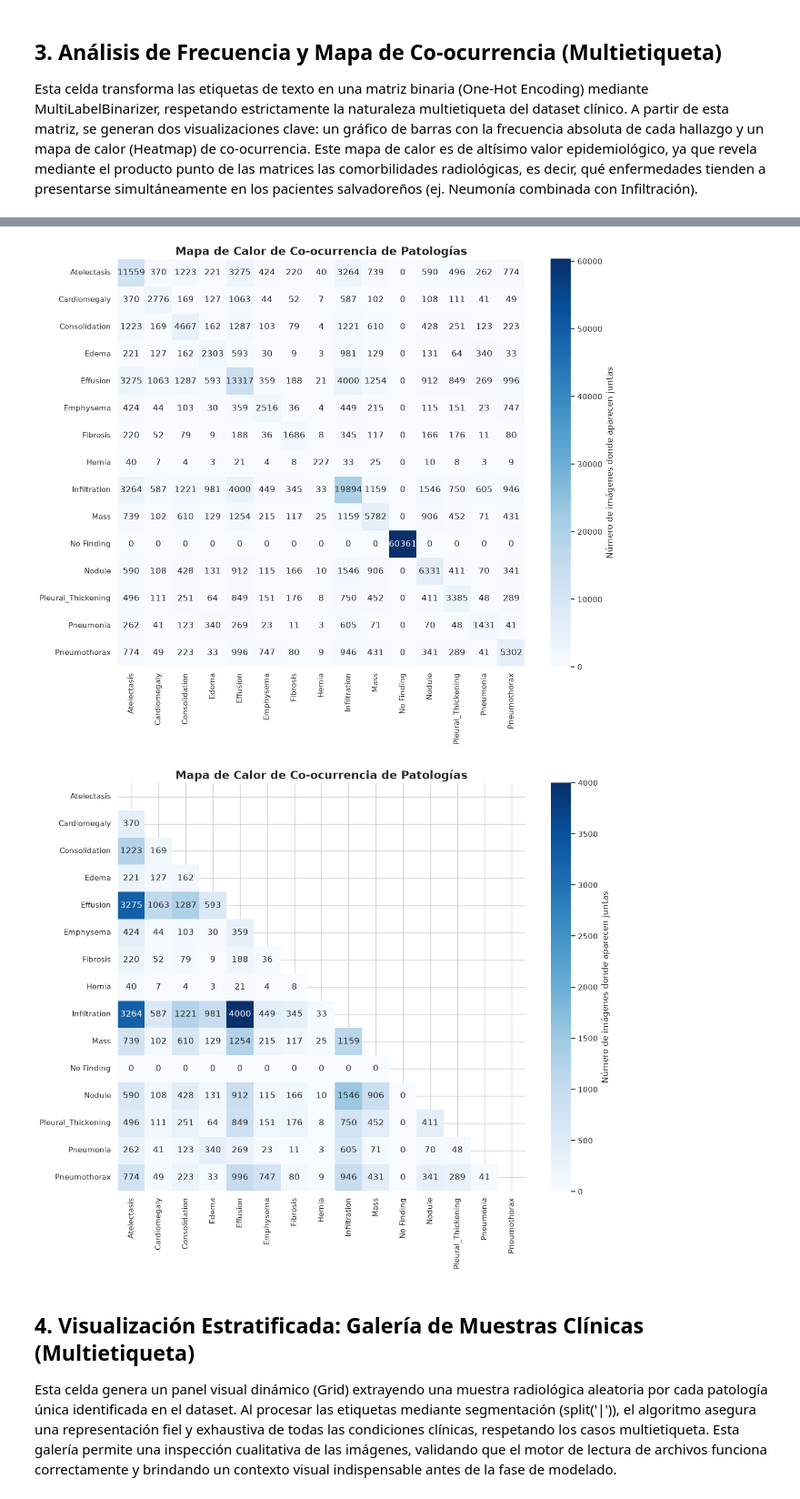
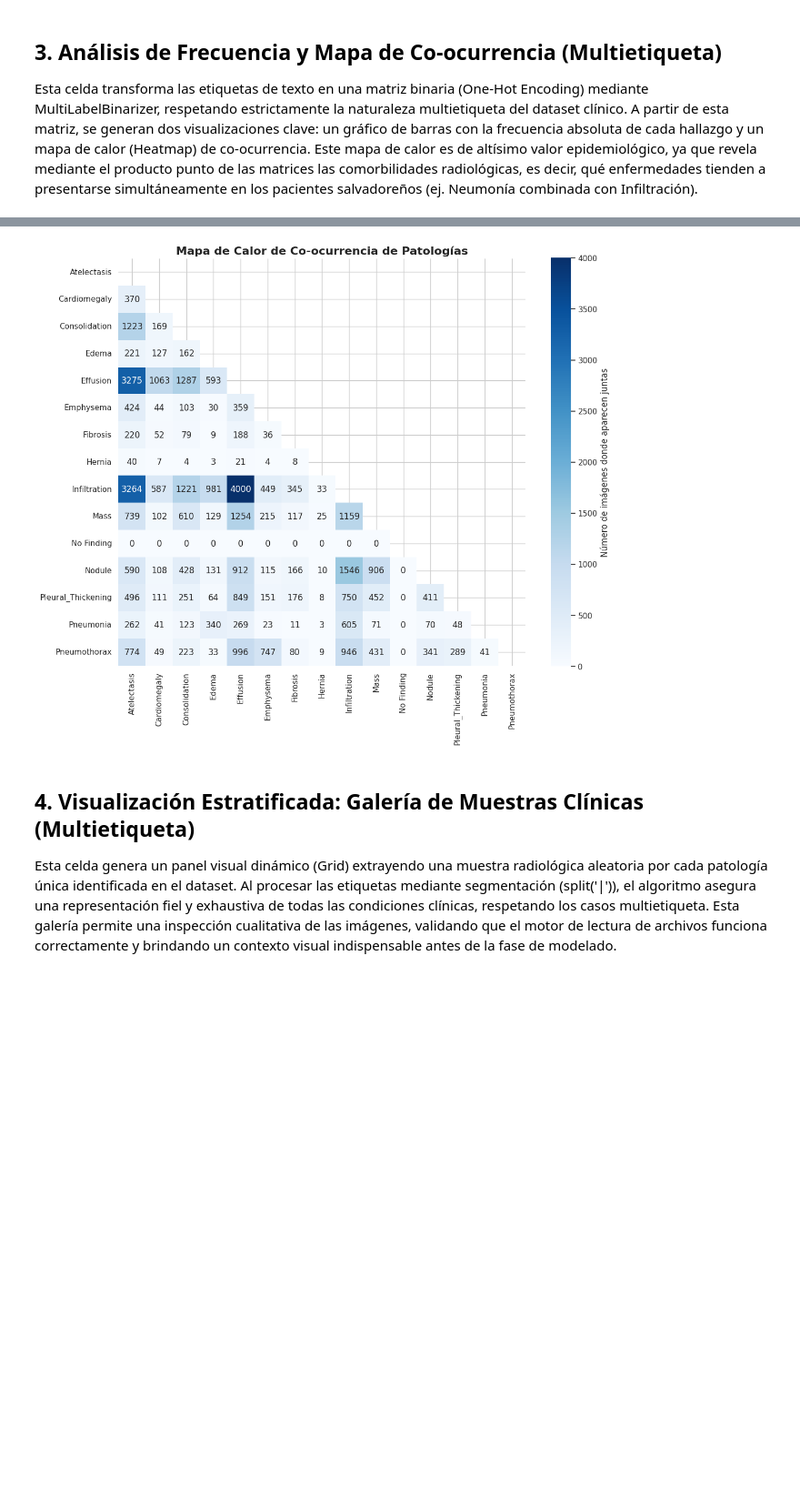
Before and after one commit to YuutoG/cde115-ml2026-proyecto, a Jupyter notebook: notebook.ipynb, the cells around one changed output, grey strips where cells are left out. Shown at 91% size. Cells and saved outputs as stored; diff of their text form; code cells hidden in the pictures; blank space fills up the shorter version.

Commit message:
feat!: actualizació importante del Notebook para satisfacer los requerimientos de la fase 2

```diff
--- a/notebook.ipynb
+++ b/notebook.ipynb
@@ -3,0 +15,10 @@ Esta celda inicializa el entorno de trabajo y actúa como el motor de configurac
+# %%
+#!cp "/content/drive/MyDrive/Datasets/archive.zip" /content/
+#!mkdir -p "/root/.cache/kagglehub/datasets/nih-chest-xrays/data/versions"
+#!unzip archive.zip -d "/root/.cache/kagglehub/datasets/nih-chest-xrays/data/versions/3"
+
+
+# Download latest version
+# path = kagglehub.dataset_download("nih-chest-xrays/data")
+path = "/root/.cache/kagglehub/datasets/nih-chest-xrays/data/versions/3"
+print("Path to dataset files:", path)
@@ -4 +27,5 @@ Esta celda inicializa el entorno de trabajo y actúa como el motor de configurac
+# %%
+REGENERAR_CSV_RUTAS=True
+REGENERAR_IMAGENES=True
+BASE_PATH = Path(path)
 # %%
@@ -156,42 +210,34 @@ plt.show()
 ## 3. Análisis de Frecuencia y Mapa de Co-ocurrencia (Multietiqueta)
 Esta celda transforma las etiquetas de texto en una matriz binaria (One-Hot Encoding) mediante MultiLabelBinarizer, respetando estrictamente la naturaleza multietiqueta del dataset clínico. A partir de esta matriz, se generan dos visualizaciones clave: un gráfico de barras con la frecuencia absoluta de cada hallazgo y un mapa de calor (Heatmap) de co-ocurrencia. Este mapa de calor es de altísimo valor epidemiológico, ya que revela mediante el producto punto de las matrices las comorbilidades radiológicas, es decir, qué enfermedades tienden a presentarse simultáneamente en los pacientes salvadoreños (ej. Neumonía combinada con Infiltración).
 # %%
+import matplotlib.pyplot as plt
+import seaborn as sns
 from sklearn.preprocessing import MultiLabelBinarizer
 
 # 1. Preparar los datos para el análisis multietiqueta
 # Separar los labels por el pipe '|' y convertirlos en listas
-lista_labels = df['Finding_Labels'].apply(lambda x: x.split('|'))
+lista_labels = df["Finding_Labels"].apply(lambda x: x.split("|"))
 
 # 2. Usar MultiLabelBinarizer para crear una matriz binaria (One-Hot Encoding)
 mlb = MultiLabelBinarizer()
 matriz_labels = mlb.fit_transform(lista_labels)
 df_binario = pd.DataFrame(matriz_labels, columns=mlb.classes_)
 
-# 3. Gráfico de Barras: Frecuencia Absoluta (Se mantiene de la versión anterior)
+# 3. Gráfico de Barras: Frecuencia Absoluta
 conteo_etiquetas = df_binario.sum().sort_values(ascending=False)
 
 plt.figure(figsize=(14, 6))
-ax = sns.barplot(x=conteo_etiquetas.index, y=conteo_etiquetas.values, palette='magma')
-plt.title('Frecuencia Absoluta de Patologías', fontsize=16, weight='bold')
-plt.xticks(rotation=45, ha='right')
-plt.ylabel('Cantidad de Imágenes')
+ax = sns.barplot(x=conteo_etiquetas.index, y=conteo_etiquetas.values, palette="magma")
+plt.title("Frecuencia Absoluta de Patologías", fontsize=16, weight="bold")
+plt.xticks(rotation=45, ha="right")
+plt.ylabel("Cantidad de Imágenes")
 plt.show()
 
-# 4. Heatmap de Co-ocurrencia
+# 4. Heatmap de Co-ocurrencia (Versión Limpia)
 # Calculamos la matriz de correlación (producto punto de la matriz binaria consigo misma)
 co_ocurrencia = df_binario.T.dot(df_binario)
 
-plt.figure(figsize=(12, 10))
-sns.heatmap(co_ocurrencia, annot=True, fmt='d', cmap='Blues', square=True,
-            cbar_kws={'label': 'Número de imágenes donde aparecen juntas'})
-
-plt.title('Mapa de Calor de Co-ocurrencia de Patologías', fontsize=16, weight='bold')
-plt.tight_layout()
-plt.show()
-# 4. Heatmap de Co-ocurrencia (sin triángulo superior y sin diagonal)
-co_ocurrencia = df_binario.T.dot(df_binario)
-
-# Máscara: oculta triángulo superior + diagonal
+# Máscara: oculta triángulo superior + diagonal para evitar redundancia visual
 mask = np.triu(np.ones_like(co_ocurrencia, dtype=bool), k=0)
 
 plt.figure(figsize=(12, 10))
@@ -219,6 +265,5 @@ Passing `palette` without assigning `hue` is deprecated and will be removed in v
 [figure]
-[figure, old version]
+[figure, new version]
-[figure, removed]
 # %% [markdown]
 ## 4. Visualización Estratificada: Galería de Muestras Clínicas (Multietiqueta)
 Esta celda genera un panel visual dinámico (Grid) extrayendo una muestra radiológica aleatoria por cada patología única identificada en el dataset. Al procesar las etiquetas mediante segmentación (split('|')), el algoritmo asegura una representación fiel y exhaustiva de todas las condiciones clínicas, respetando los casos multietiqueta. Esta galería permite una inspección cualitativa de las imágenes, validando que el motor de lectura de archivos funciona correctamente y brindando un contexto visual indispensable antes de la fase de modelado.
```
Also changed, not shown: parts of 34 cells of this notebook.
